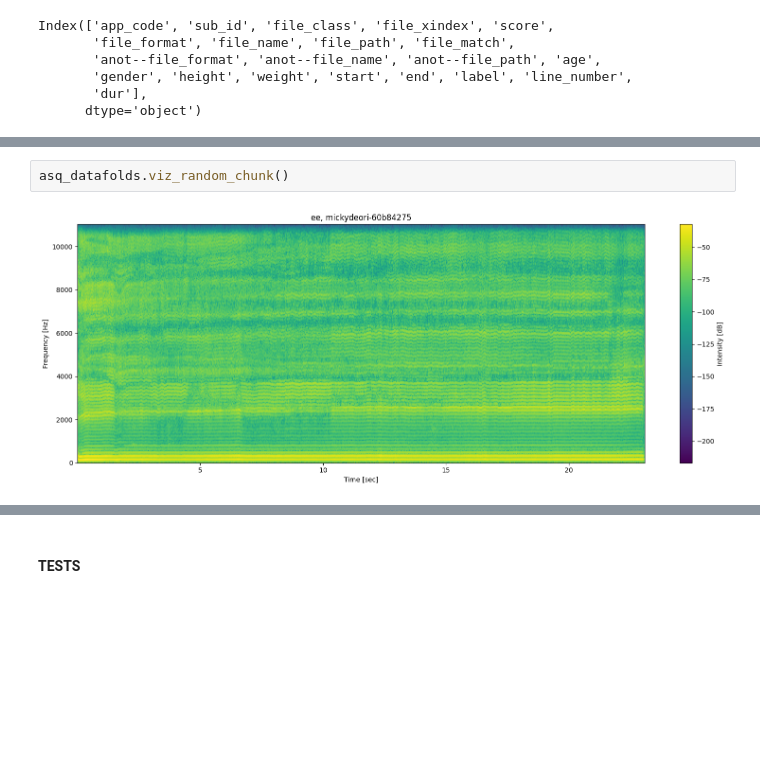
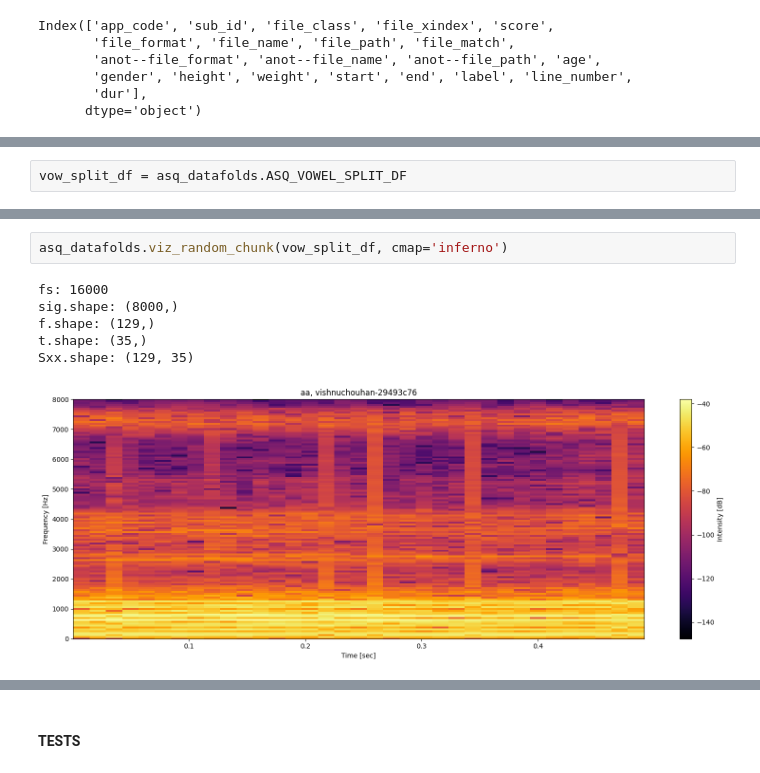
Before and after one commit to vaguebrownfox01/asquire-corpus_etl, a Jupyter notebook: c_asq-dataloader.ipynb, the cells around one changed output, grey strips where cells are left out. Saved outputs shown, nothing was run; the diff lists cells and outputs as text; blank space fills up the shorter version.

Commit message:
split chunks

```diff
--- a/c_asq-dataloader.ipynb
+++ b/c_asq-dataloader.ipynb
@@ -298,0 +327,2 @@ asq_datafolds.ASQ_VOWEL_FILT_DF
+# %%
+vow_split_df = asq_datafolds.ASQ_VOWEL_SPLIT_DF
@@ -299,7 +367,12 @@ asq_datafolds.ASQ_VOWEL_FILT_DF
 # %%
-asq_datafolds.viz_random_chunk()
+asq_datafolds.viz_random_chunk(vow_split_df, cmap='inferno')
 # %% [output]
+fs: 16000
+sig.shape: (8000,)
+f.shape: (129,)
+t.shape: (35,)
+Sxx.shape: (129, 35)
-[figure, old version]
+[figure, new version]
 [interactive output not drawn]
 # %% [markdown]
 #### TESTS
```
Also changed, not shown: parts of 7 cells of this notebook.
